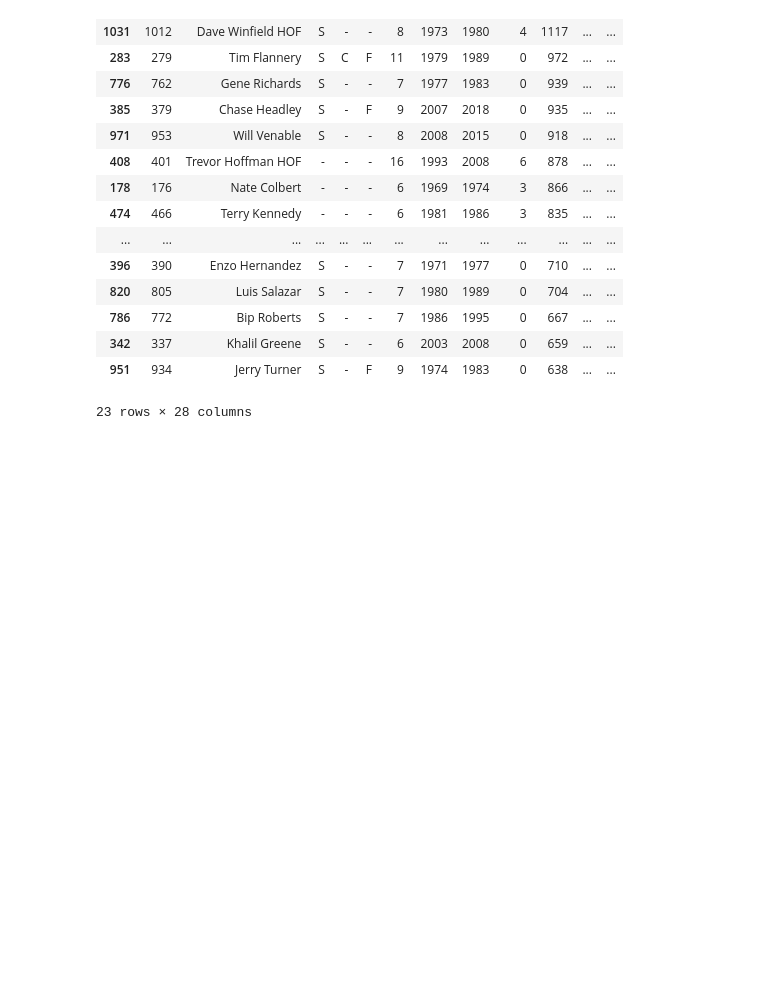
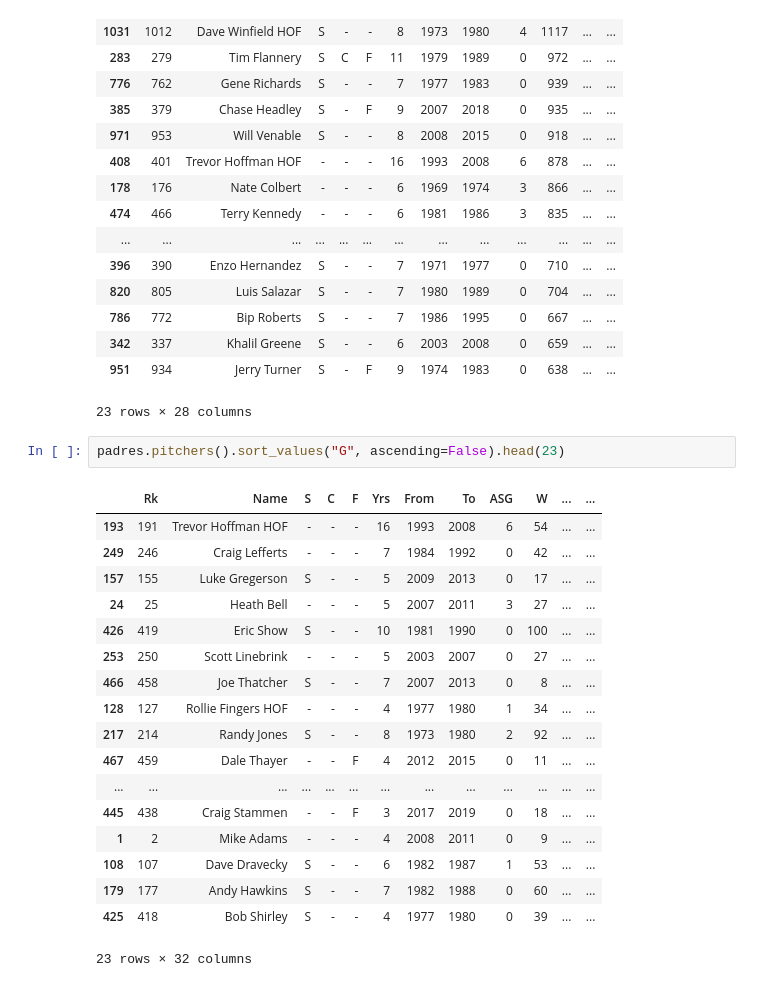
Before and after one commit to double-dose-larry/sportsref, a Jupyter notebook: test_franchises.ipynb, the cells around one changed output. Cells and saved outputs as stored; diff of their text form; blank space fills up the shorter version.

```diff
--- a/test_franchises.ipynb
+++ b/test_franchises.ipynb
@@ -37,3 +37,24 @@ padres.batters().sort_values("G", ascending=False).head(23)
 | 342 | 337 | Khalil Greene | S | - | - | 6 | 2003 | 2008 | 0 | 659 | ... | ... |
 | 951 | 934 | Jerry Turner | S | - | F | 9 | 1974 | 1983 | 0 | 638 | ... | ... |
 23 rows × 28 columns
+# %%
+padres.pitchers().sort_values("G", ascending=False).head(23)
+# %% [output]
+|  | Rk | Name | S | C | F | Yrs | From | To | ASG | W | ... | ... |
+| 193 | 191 | Trevor Hoffman HOF | - | - | - | 16 | 1993 | 2008 | 6 | 54 | ... | ... |
+| 249 | 246 | Craig Lefferts | - | - | - | 7 | 1984 | 1992 | 0 | 42 | ... | ... |
+| 157 | 155 | Luke Gregerson | S | - | - | 5 | 2009 | 2013 | 0 | 17 | ... | ... |
+| 24 | 25 | Heath Bell | - | - | - | 5 | 2007 | 2011 | 3 | 27 | ... | ... |
+| 426 | 419 | Eric Show | S | - | - | 10 | 1981 | 1990 | 0 | 100 | ... | ... |
+| 253 | 250 | Scott Linebrink | - | - | - | 5 | 2003 | 2007 | 0 | 27 | ... | ... |
+| 466 | 458 | Joe Thatcher | S | - | - | 7 | 2007 | 2013 | 0 | 8 | ... | ... |
+| 128 | 127 | Rollie Fingers HOF | - | - | - | 4 | 1977 | 1980 | 1 | 34 | ... | ... |
+| 217 | 214 | Randy Jones | S | - | - | 8 | 1973 | 1980 | 2 | 92 | ... | ... |
+| 467 | 459 | Dale Thayer | - | - | F | 4 | 2012 | 2015 | 0 | 11 | ... | ... |
+| ... | ... | ... | ... | ... | ... | ... | ... | ... | ... | ... | ... | ... |
+| 445 | 438 | Craig Stammen | - | - | F | 3 | 2017 | 2019 | 0 | 18 | ... | ... |
+| 1 | 2 | Mike Adams | - | - | - | 4 | 2008 | 2011 | 0 | 9 | ... | ... |
+| 108 | 107 | Dave Dravecky | S | - | - | 6 | 1982 | 1987 | 1 | 53 | ... | ... |
+| 179 | 177 | Andy Hawkins | S | - | - | 7 | 1982 | 1988 | 0 | 60 | ... | ... |
+| 425 | 418 | Bob Shirley | S | - | - | 4 | 1977 | 1980 | 0 | 39 | ... | ... |
+23 rows × 32 columns
```
Also changed, not shown: parts of 2 cells of this notebook, 1 other file.
